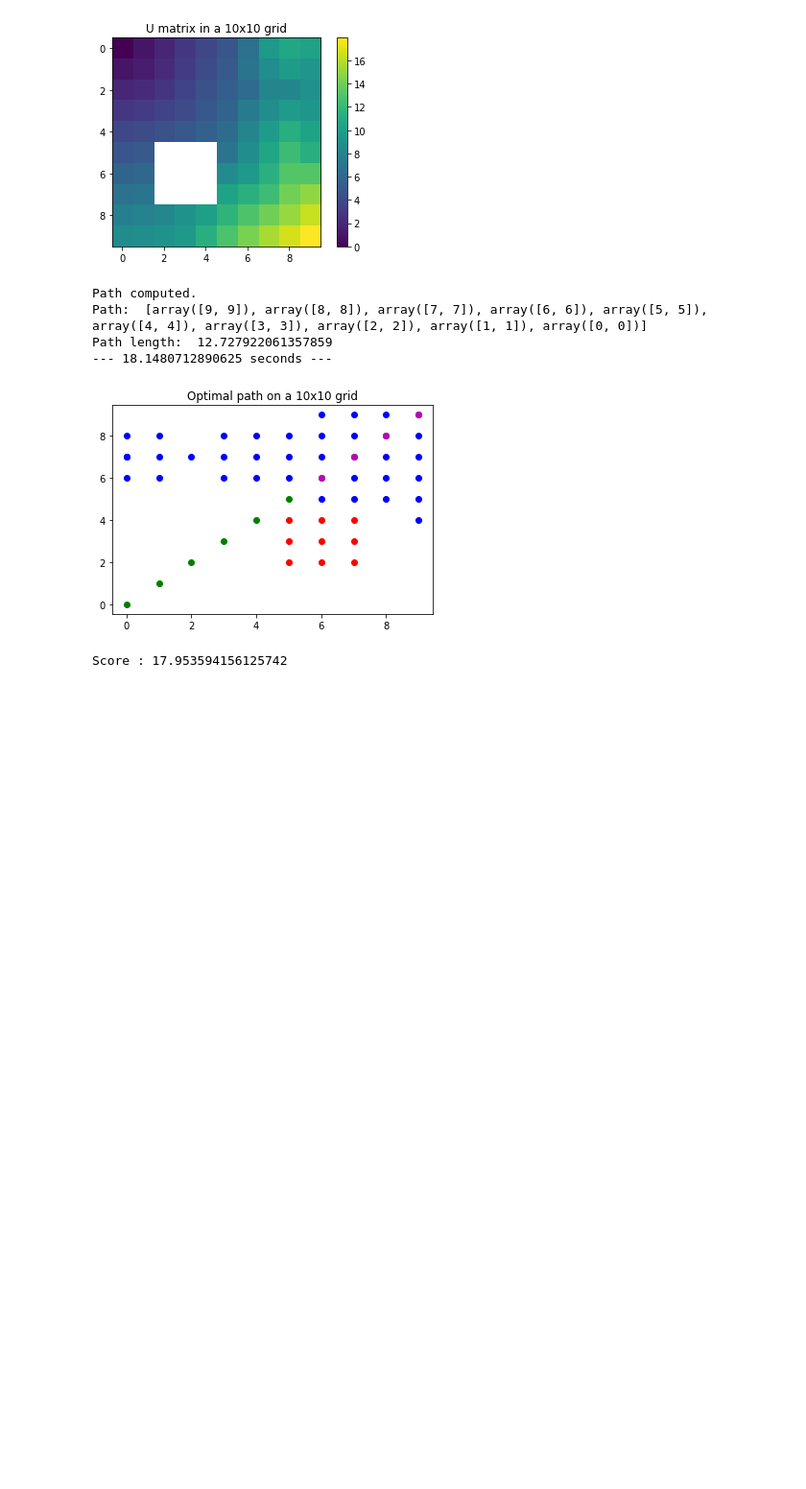
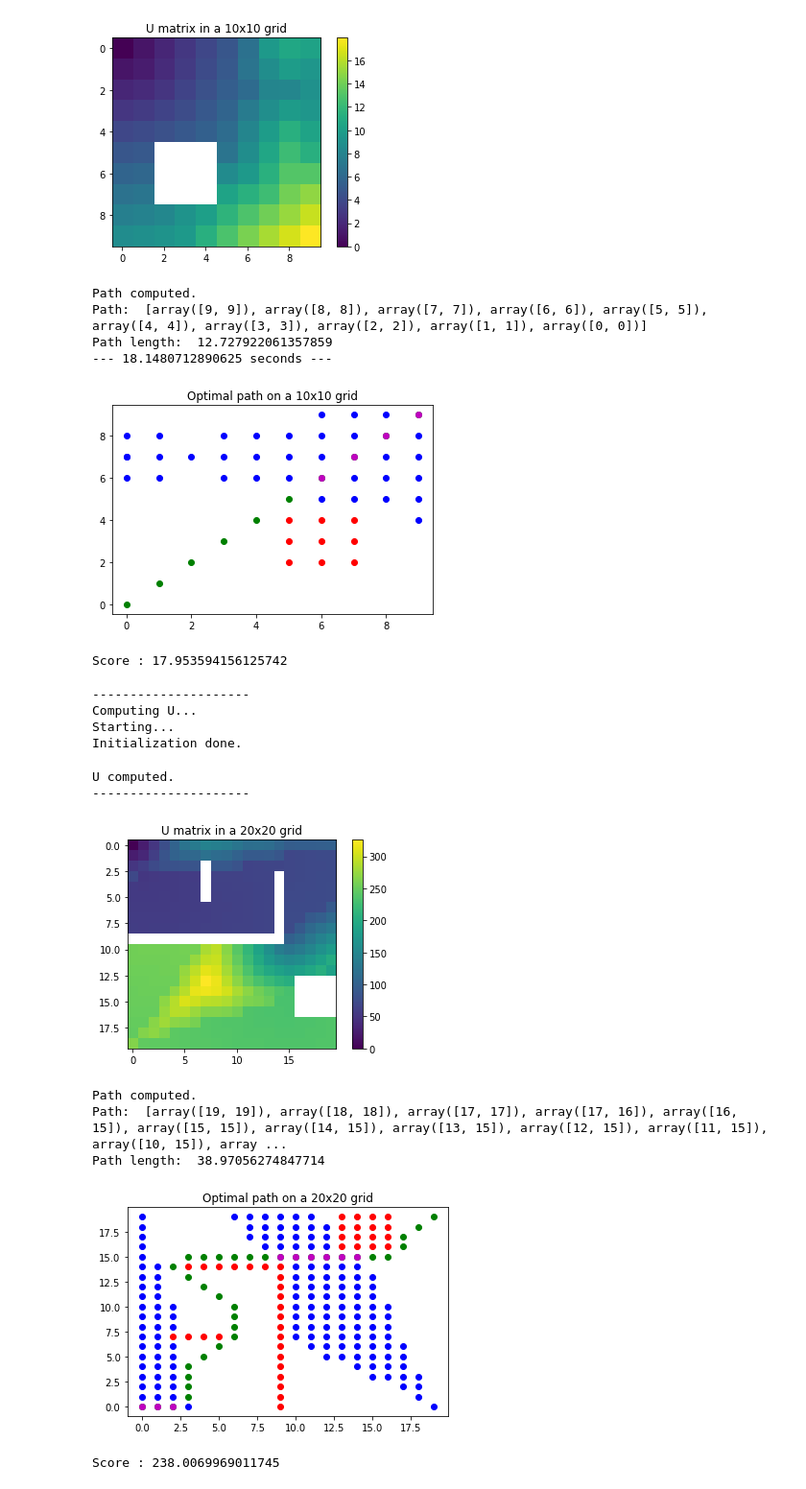
Before and after one commit to alexandreduplessis/Adversarial_Camera_Placement, a Jupyter notebook: Camera_placement.ipynb, the cells around one changed output. Shown: that part at 96% size. Saved outputs shown, nothing was run; the diff lists cells and outputs as text; code cells hidden in the pictures; blank space fills up the shorter version.

```diff
--- a/Camera_placement.ipynb
+++ b/Camera_placement.ipynb
@@ -881,6 +881,71 @@ Path length:  12.727922061357859
 --- 18.1480712890625 seconds ---
 [figure]
 Score : 17.953594156125742
+# %%
+  N = 20
+  visualize = True
+  saveU = True
+
+  x0 = np.array([0, 0])
+  xf = np.array([N-1, N-1])
+
+  obstacle_list = [[2, 7, 4, 1], [9, 0, 1, 15], [3,14, 6, 1], [13, 16, 4, 4]]
+  camera_list = [[np.array([N-1, 0]), 3*.8-0.2, 0.7], [np.array([0, N-1]), -2*.8, 0.5]]
+#   camera_list = []
+
+  path, U = path_finder(N, x0, xf, camera_list,  obstacle_list, saveU=saveU)
+  print("Path: ", path)
+  # compute path length with cost_path
+  print("Path length: ", cost_path(path))
+
+#   path = [[0, 0]]
+  counter = 0
+
+  if visualize:
+      camera_points = []
+      for cam in camera_list:
+          # compute visible points
+          visible_points = compute_camera_visible_points(cam, obstacle_list, N)
+          for point in visible_points:
+              camera_points.append(np.array(point))
+
+      for camera in camera_list:
+          cam, theta, alpha = camera
+          camera_points.append(cam)
+
+      for i in range(N):
+          for j in range(N):
+              plt.plot(i, j, 'wo')
+      for i in range(len(path)):
+          plt.plot(path[i][0], path[i][1], 'go')
+      # visualize obstacle
+      for point in obstacles_list_to_points(obstacle_list):
+          plt.plot(point[0], point[1], 'ro')
+      # visualize camera
+      for point in camera_points:
+          # if point is not in path
+          if not any((point == x).all() for x in path):
+              plt.plot(point[0], point[1], 'bo')
+          else: # plot in purple
+              plt.plot(point[0], point[1], 'mo')
+              counter += 1
+      plt.title("Optimal path on a {}x{} grid".format(N, N))
+      plt.show()
+
+  print("Score :", U[xf[0], xf[1]])
+# %% [output]
+---------------------
+Computing U...
+Starting...
+Initialization done.
+U computed.
+---------------------
+[figure, added]
+Path computed.
+Path:  [array([19, 19]), array([18, 18]), array([17, 17]), array([17, 16]), array([16, 15]), array([15, 15]), array([14, 15]), array([13, 15]), array([12, 15]), array([11, 15]), array([10, 15]), array ...
+Path length:  38.97056274847714
+[figure, added]
+Score : 238.0069969011745
 # %%
 from matplotlib.patches import Polygon, Circle, Rectangle
 
```
Also changed, not shown: parts of 2 cells of this notebook.
